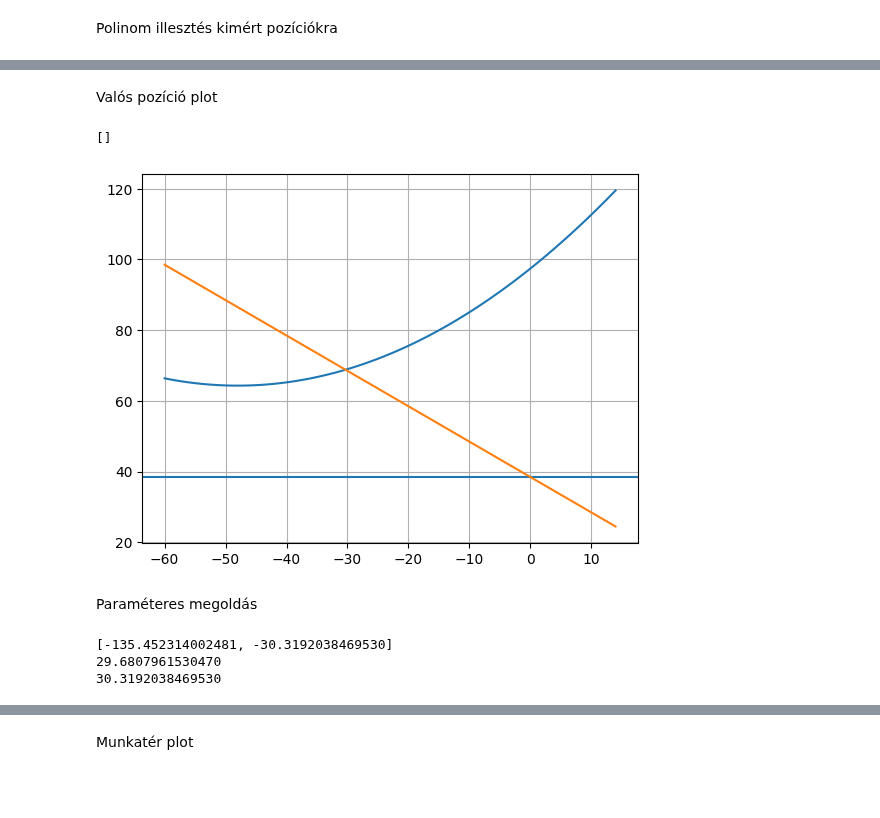
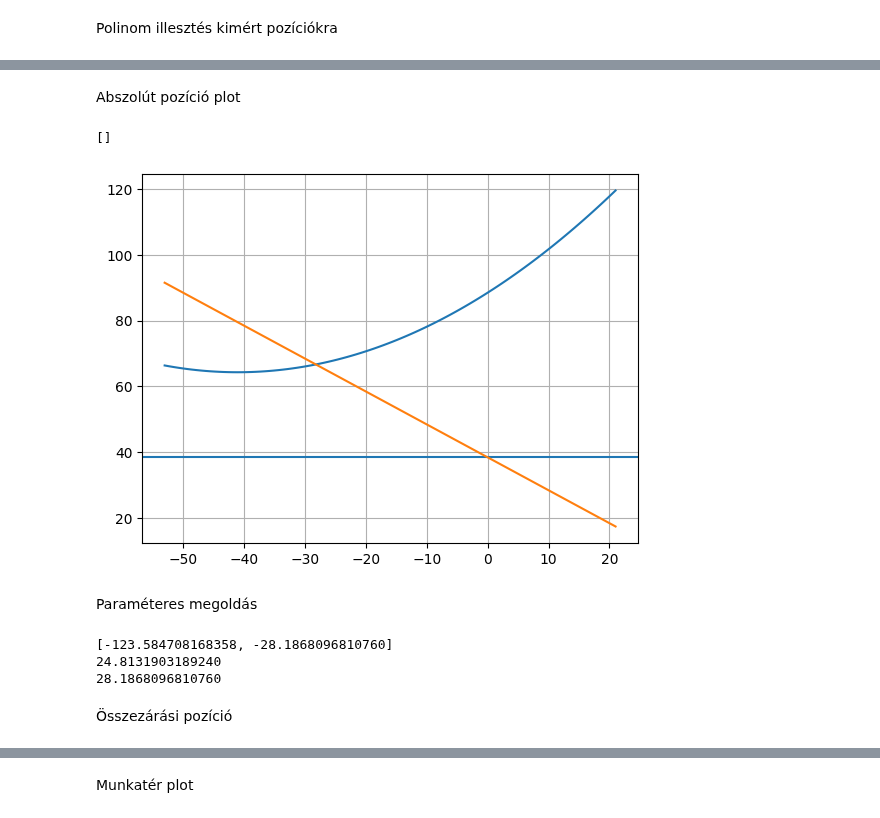
Before and after one commit to BellerAndras/hyperelastic-models, a Jupyter notebook: Characteristics_calcs.ipynb, the cells around one changed output, grey strips where cells are left out. Saved outputs shown, nothing was run; the diff lists cells and outputs as text; code cells hidden in the pictures; blank space fills up the shorter version.

```diff
--- a/Characteristics_calcs.ipynb
+++ b/Characteristics_calcs.ipynb
@@ -132,33 +131,34 @@ plt.show()
 # %% [markdown]
-Valós pozíció plot
+Abszolút pozíció plot
 # %%
-Dc=120
-H0=38.5
-L=135
-H=200
+Dc=106#arm inner pitch circle diameter,mm
+H0=38.5#height of workpiece base from assembly base,mm
+L=135#arm length,mm
+H=200#height of encastre end from assembly base,mm
+B=22#broadness of arm,mm
 
 fig5, ax5 = plt.subplots()
 
-xvals_cont_1_r = xvals_cont_1-Dc/2
-fit_z1_r = fit_z1+H-L
-zc = -xvals_cont_1_r+H0
+xvals_cont_1_abs = xvals_cont_1-Dc/2
+fit_z1_abs = fit_z1+H-L
+zc = -xvals_cont_1_abs+H0
 
 
 ax5.axhline(H0)
 ax5.grid()
-ax5.plot(xvals_cont_1_r, fit_z1_r, '-', label='fit')
-ax5.plot(xvals_cont_1_r, zc, '-', label='fit')
+ax5.plot(xvals_cont_1_abs, fit_z1_abs, '-', label='fit')
+ax5.plot(xvals_cont_1_abs, zc, '-', label='fit')
 ax5.plot()
 # %% [output]
 []
-[figure, old version]
+[figure, new version]
 # %% [markdown]
 Paraméteres megoldás
 # %%
 x_sym,H0_sym,H_sym,L_sym,Dc_sym,c1,c2,c3 = sp.symbols("x,H0,H,L,Dc,c1,c2,c3")
 
 eq1 = c1*(x_sym+Dc_sym/2)**2+c2*(x_sym+Dc_sym/2)+c3+H_sym-L_sym-H0_sym+x_sym
-eq1_num = eq1.subs({H0_sym:38.5,H_sym:200,Dc_sym:120,L_sym:135,
+eq1_num = eq1.subs({H0_sym:H0,H_sym:H,Dc_sym:Dc,L_sym:L,
                     c1: coeffs1[0],c2: coeffs1[1],
                     c3: coeffs1[2]})
 
@@ -174,6 +174,8 @@ print(x_dm)
 Dmin = abs(sol[1])
 print(Dmin)
 # %% [output]
-[-135.452314002481, -30.3192038469530]
-29.6807961530470
-30.3192038469530
+[-123.584708168358, -28.1868096810760]
+24.8131903189240
+28.1868096810760
+# %% [markdown]
+Összezárási pozíció
```
Also changed, not shown: parts of 15 cells of this notebook, 5 other files.
